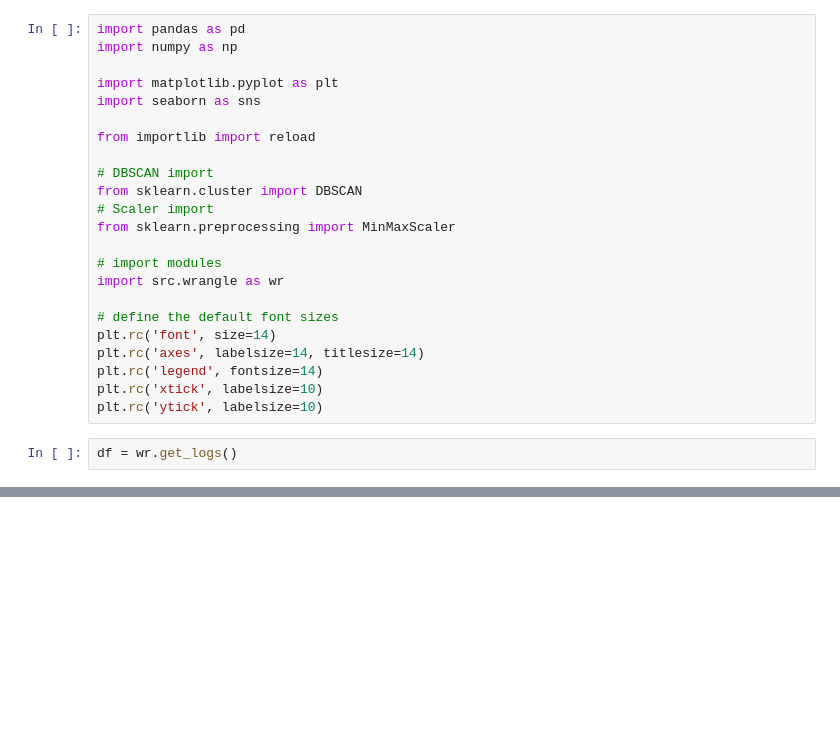
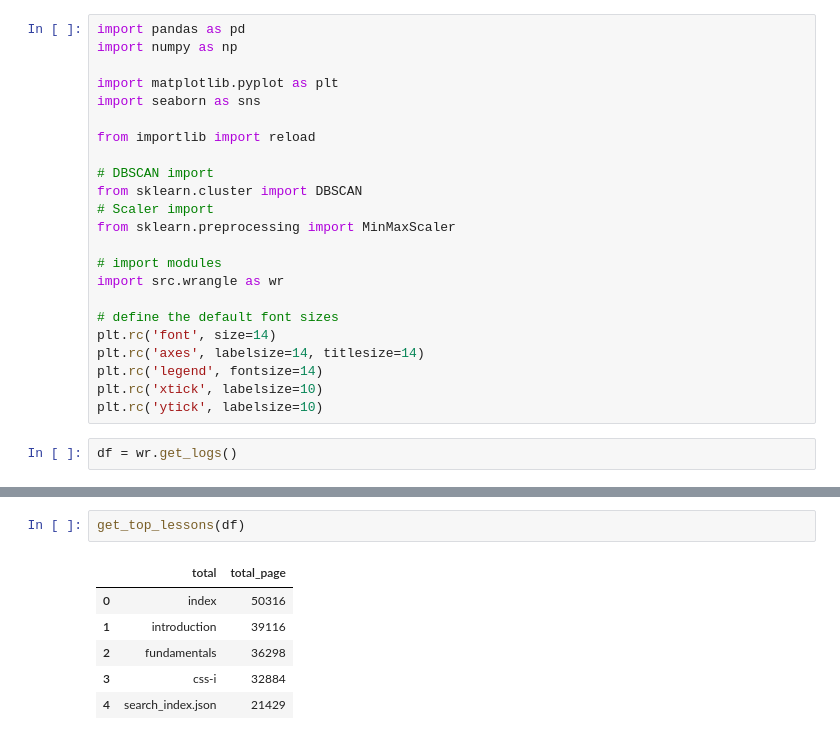
Before and after one commit to anomaly-detection-mirzahani/project, a Jupyter notebook: exploration-draft.ipynb, the cells around one changed output, grey strips where cells are left out. Cells and saved outputs as stored; diff of their text form; blank space fills up the shorter version.

```diff
--- a/exploration-draft.ipynb
+++ b/exploration-draft.ipynb
@@ -34,0 +57,9 @@ df.head()
+# %%
+get_top_lessons(df)
+# %% [output]
+|  | total | total_page |
+| 0 | index | 50316 |
+| 1 | introduction | 39116 |
+| 2 | fundamentals | 36298 |
+| 3 | css-i | 32884 |
+| 4 | search_index.json | 21429 |
```
Also changed, not shown: parts of 13 cells of this notebook.
